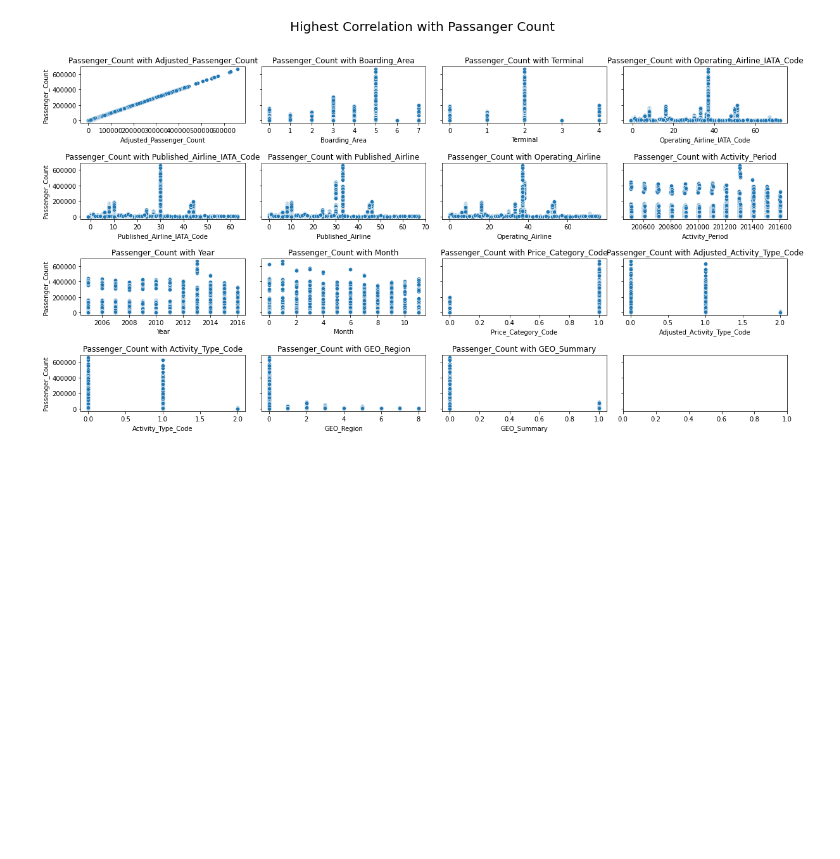
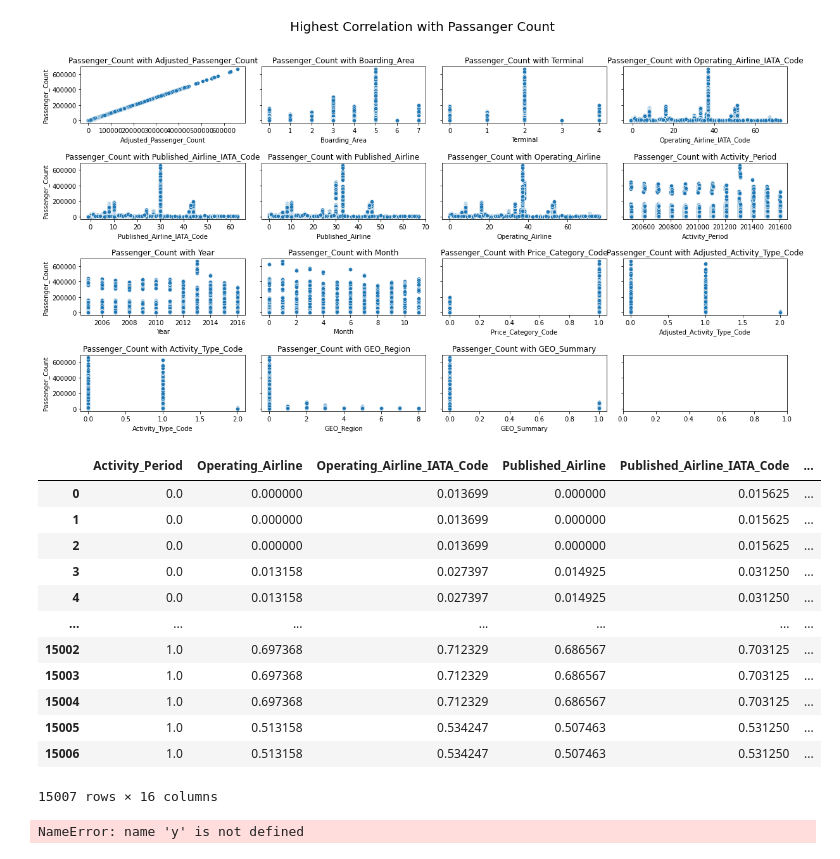
Before and after one commit to aldonaspirz/Air-Traffic, a Jupyter notebook: Air_traffic_preprocessing.ipynb, the cells around one changed output. Saved outputs shown, nothing was run; the diff lists cells and outputs as text; code cells hidden in the pictures; blank space fills up the shorter version.

```diff
--- a/Air_traffic_preprocessing.ipynb
+++ b/Air_traffic_preprocessing.ipynb
@@ -178,3 +178,28 @@ for i,col in zip(range(16),high_corr):
     axes[i//4][i%4].set_title('Passenger_Count with '+col)
 # %% [output]
 [figure]
+# %%
+#Normalizacja
+from sklearn.preprocessing import MinMaxScaler
+minmax = MinMaxScaler(feature_range=(0,1))
+minmax_df = minmax.fit_transform(df)
+df_scaled = pd.DataFrame(minmax_df, columns=df.columns)
+df_scaled
+# %% [output]
+|  | Activity_Period | Operating_Airline | Operating_Airline_IATA_Code | Published_Airline | Published_Airline_IATA_Code | ... |
+| 0 | 0.0 | 0.000000 | 0.013699 | 0.000000 | 0.015625 | ... |
+| 1 | 0.0 | 0.000000 | 0.013699 | 0.000000 | 0.015625 | ... |
+| 2 | 0.0 | 0.000000 | 0.013699 | 0.000000 | 0.015625 | ... |
+| 3 | 0.0 | 0.013158 | 0.027397 | 0.014925 | 0.031250 | ... |
+| 4 | 0.0 | 0.013158 | 0.027397 | 0.014925 | 0.031250 | ... |
+| ... | ... | ... | ... | ... | ... | ... |
+| 15002 | 1.0 | 0.697368 | 0.712329 | 0.686567 | 0.703125 | ... |
+| 15003 | 1.0 | 0.697368 | 0.712329 | 0.686567 | 0.703125 | ... |
+| 15004 | 1.0 | 0.697368 | 0.712329 | 0.686567 | 0.703125 | ... |
+| 15005 | 1.0 | 0.513158 | 0.534247 | 0.507463 | 0.531250 | ... |
+| 15006 | 1.0 | 0.513158 | 0.534247 | 0.507463 | 0.531250 | ... |
+15007 rows × 16 columns
+# %%
+y.dtypes
+# %% [output]
+NameError: name 'y' is not defined
```
Also changed, not shown: parts of 14 cells of this notebook.
